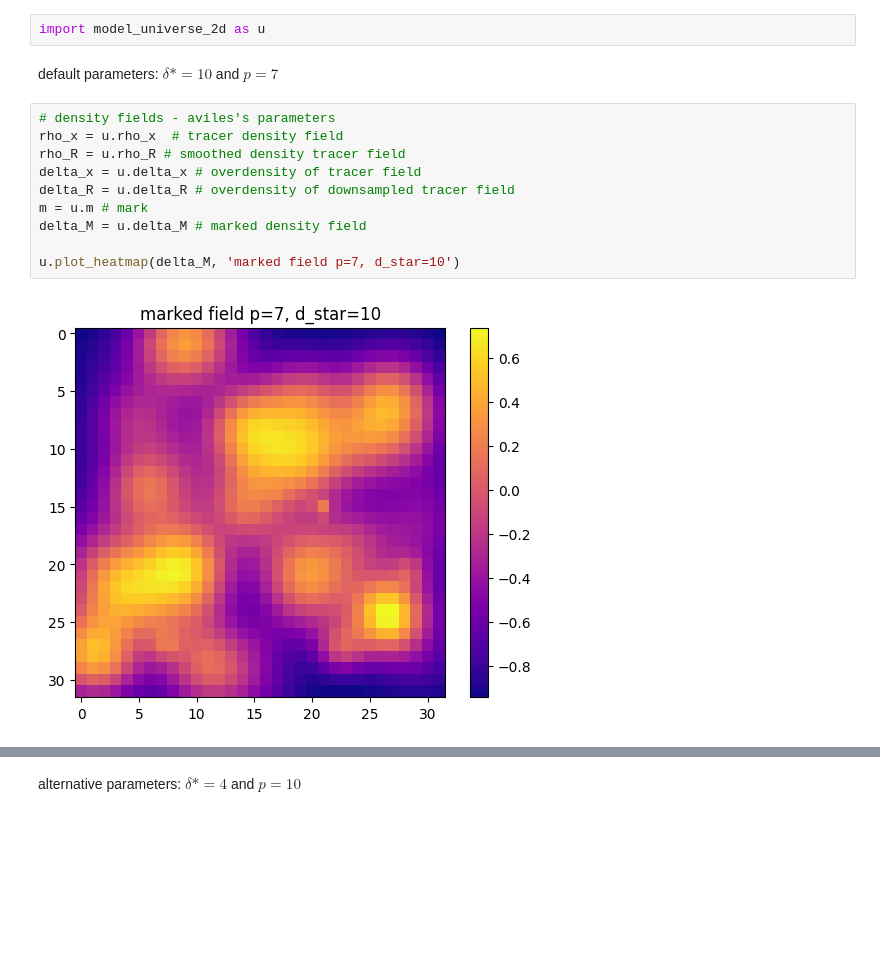
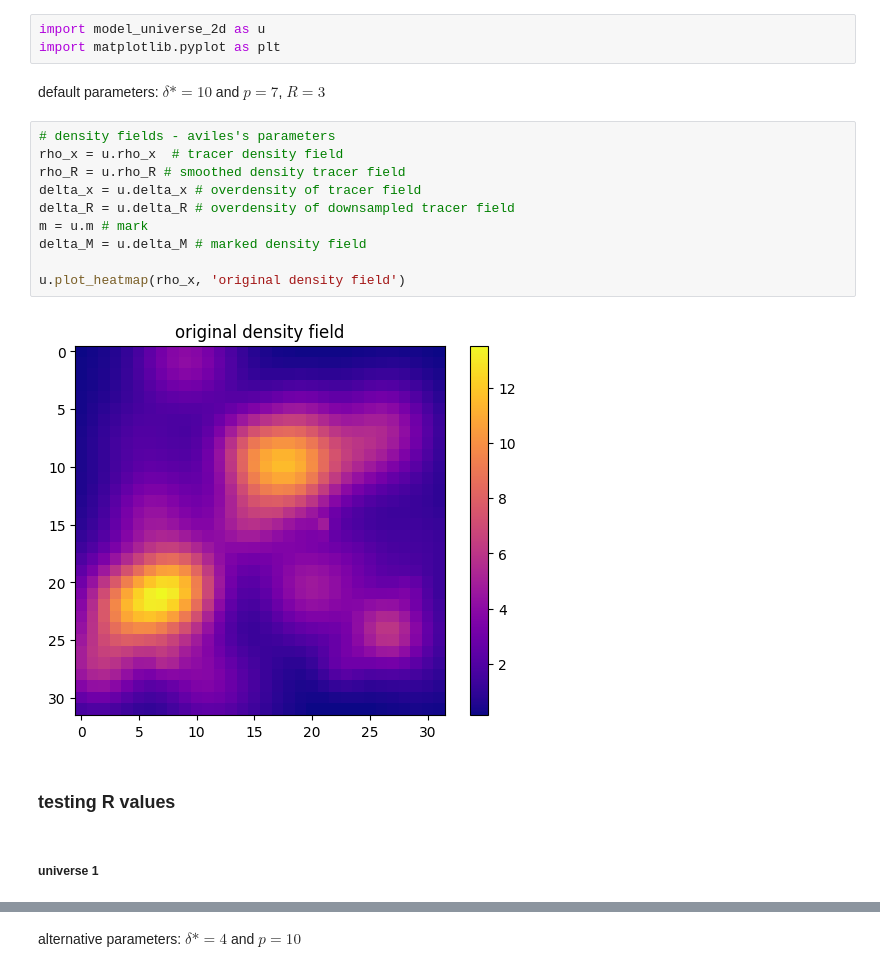
Before and after one commit to amani-hussien/SURP, a Jupyter notebook: model_universe/model_universe_2d.ipynb, the cells around one changed output, grey strips where cells are left out. Saved outputs shown, nothing was run; the diff lists cells and outputs as text; blank space fills up the shorter version.

Commit message:
my tests for different parameters

```diff
--- a/model_universe/model_universe_2d.ipynb
+++ b/model_universe/model_universe_2d.ipynb
@@ -1,16 +1,21 @@
 # %%
 import model_universe_2d as u
+import matplotlib.pyplot as plt
 # %% [markdown]
-default parameters: $\delta* = 10$ and $p=7$
+default parameters: $\delta* = 10$ and $p=7$, $R=3$
 # %%
 # density fields - aviles's parameters
 rho_x = u.rho_x  # tracer density field
 rho_R = u.rho_R # smoothed density tracer field
 delta_x = u.delta_x # overdensity of tracer field
 delta_R = u.delta_R # overdensity of downsampled tracer field
 m = u.m # mark
 delta_M = u.delta_M # marked density field
 
-u.plot_heatmap(delta_M, 'marked field p=7, d_star=10')
+u.plot_heatmap(rho_x, 'original density field')
 # %% [output]
-[figure, old version]
+[figure, new version]
+# %% [markdown]
+### testing R values
+# %% [markdown]
+##### universe 1
```
Also changed, not shown: parts of 9 cells of this notebook, 6 other files.
